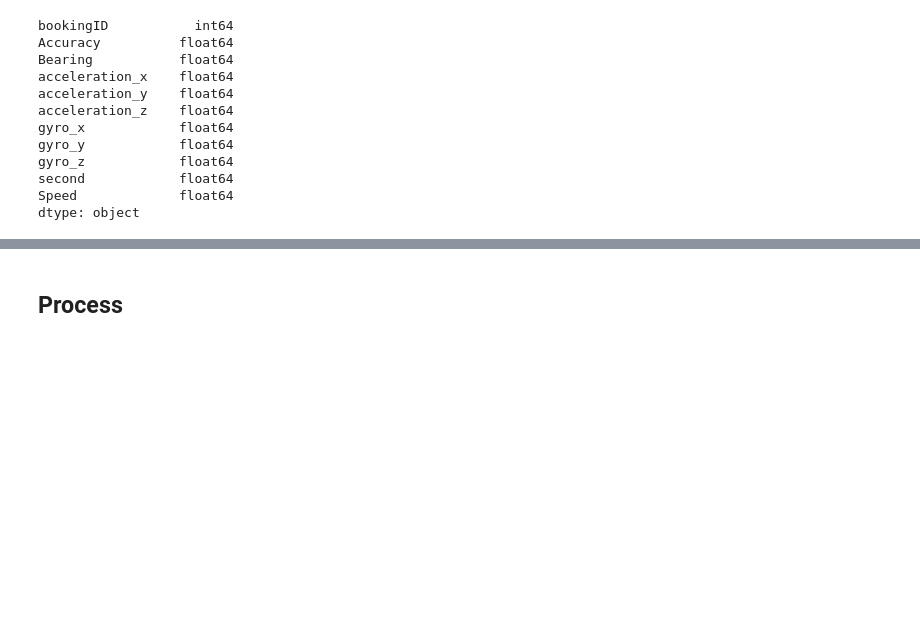
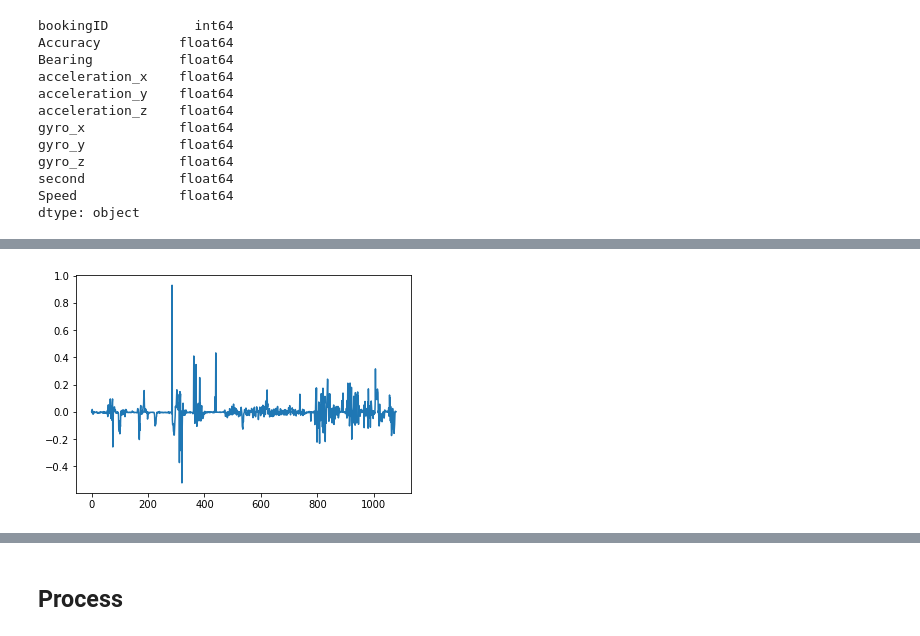
Before and after one commit to lswh/safe-driver-sweet-lover, a Jupyter notebook: SafeDriverSweetLover.ipynb, the cells around one changed output, grey strips where cells are left out. Drawn from its saved outputs; the diff is of its cells as text; code cells hidden in the pictures; blank space fills up the shorter version.

```diff
--- a/SafeDriverSweetLover.ipynb
+++ b/SafeDriverSweetLover.ipynb
@@ -101,0 +126,8 @@ dtype: object
+# %%
+#Z Gyroscope Reading for Tilt Behavior
+x_gyro=singletrip.sort_values('second')['second']
+y_gyro=singletrip.sort_values('second')['gyro_z']
+plt.plot(x_gyro,y_gyro)
+plt.show()
+# %% [output]
+[figure, added]
```
Also changed, not shown: parts of 8 cells of this notebook.
